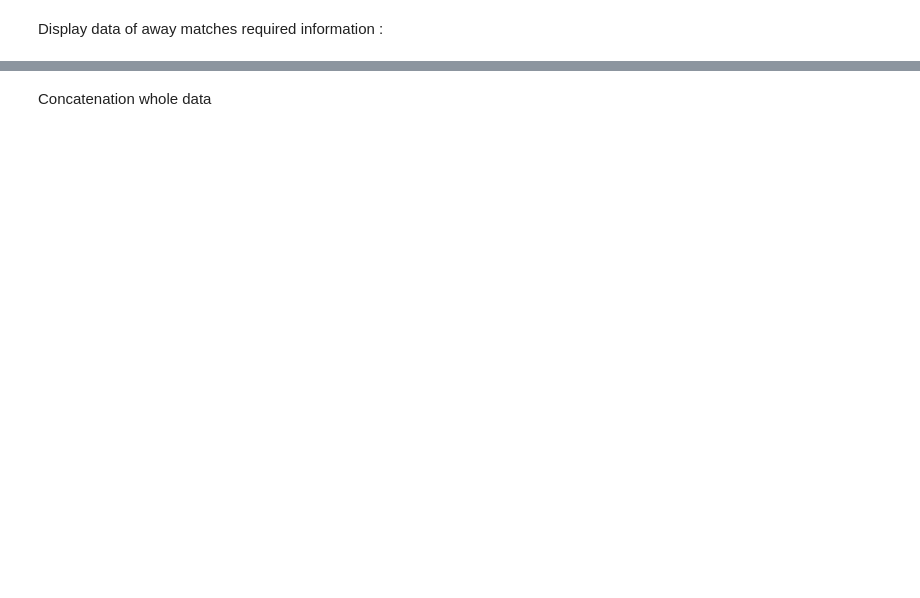
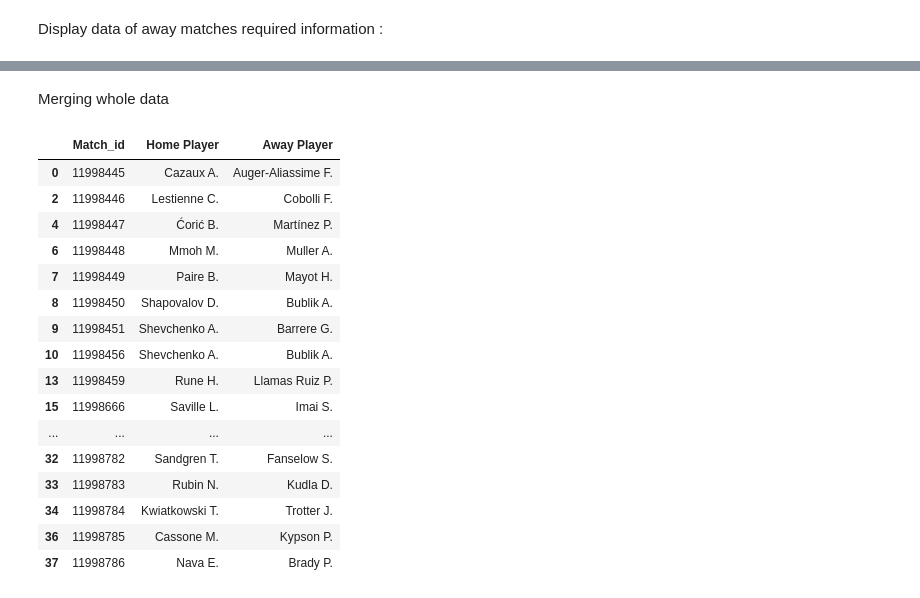
Before and after one commit to shahabnajmosadatypy/SofaScore-Tennis-Analysis, a Jupyter notebook: notebooks/3.ipynb, the cells around one changed output, grey strips where cells are left out. Drawn from its saved outputs; the diff is of its cells as text; code cells hidden in the pictures; blank space fills up the shorter version.

```diff
--- a/notebooks/3.ipynb
+++ b/notebooks/3.ipynb
@@ -164,2 +155,25 @@ away_statistics_data_frame.head(10)
 # %% [markdown]
-Concatenation whole data
+Merging whole data
+# %%
+merged_df = pd.merge(home_statistics_data_frame, away_statistics_data_frame, on="Match_id", how="inner")
+merged_df.rename(columns={'Home_Player_Name': 'Home_Player', 'Away_Player_Name': 'Away_Player'}, inplace=True)
+merged_df_unique = merged_df.drop_duplicates()
+merged_df_unique.head(25)
+# %% [output]
+|  | Match_id | Home Player | Away Player |
+| 0 | 11998445 | Cazaux A. | Auger-Aliassime F. |
+| 2 | 11998446 | Lestienne C. | Cobolli F. |
+| 4 | 11998447 | Ćorić B. | Martínez P. |
+| 6 | 11998448 | Mmoh M. | Muller A. |
+| 7 | 11998449 | Paire B. | Mayot H. |
+| 8 | 11998450 | Shapovalov D. | Bublik A. |
+| 9 | 11998451 | Shevchenko A. | Barrere G. |
+| 10 | 11998456 | Shevchenko A. | Bublik A. |
+| 13 | 11998459 | Rune H. | Llamas Ruiz P. |
+| 15 | 11998666 | Saville L. | Imai S. |
+| ... | ... | ... | ... |
+| 32 | 11998782 | Sandgren T. | Fanselow S. |
+| 33 | 11998783 | Rubin N. | Kudla D. |
+| 34 | 11998784 | Kwiatkowski T. | Trotter J. |
+| 36 | 11998785 | Cassone M. | Kypson P. |
+| 37 | 11998786 | Nava E. | Brady P. |
```
Also changed, not shown: parts of 4 cells of this notebook.
